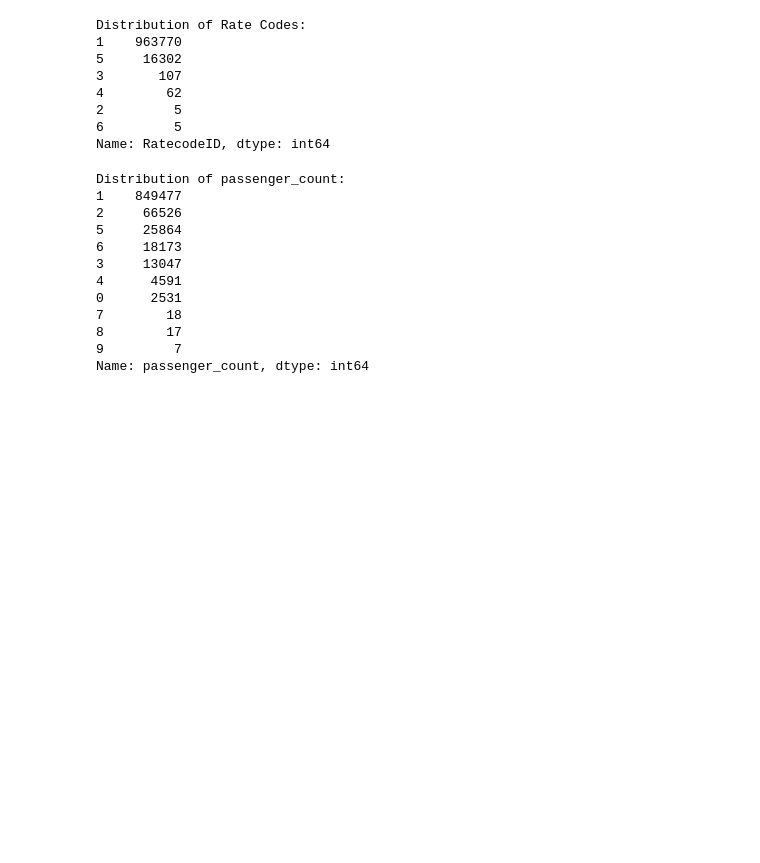
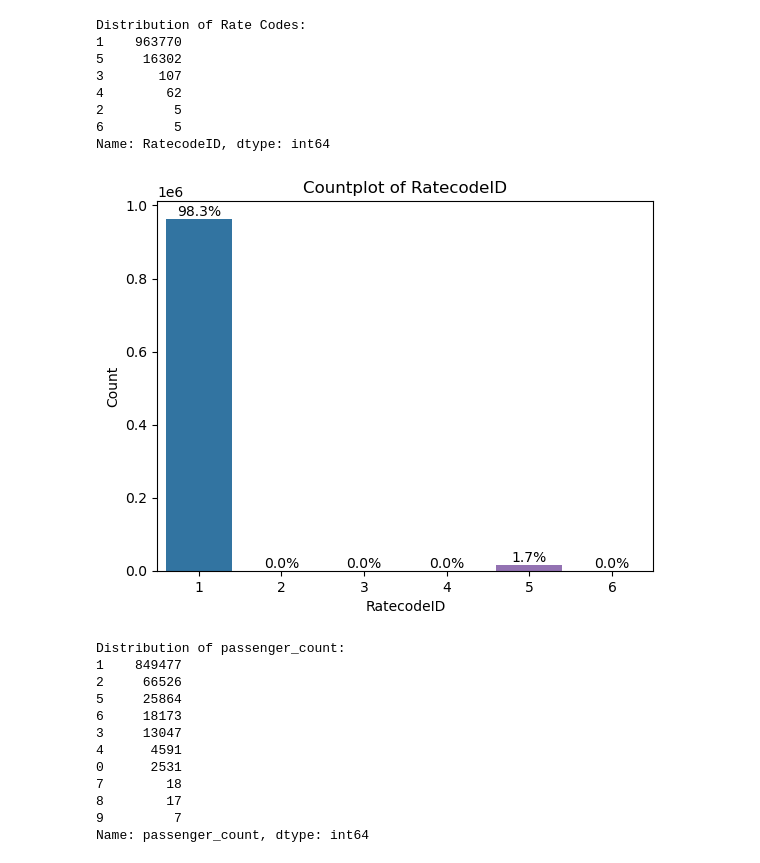
Before and after one commit to kelvinokumu/NYC_Taxi_Trips, a Jupyter notebook: notebooks/explanatory.ipynb, the cells around one changed output. Cells and saved outputs as stored; diff of their text form; code cells hidden in the pictures; blank space fills up the shorter version.

```diff
--- a/notebooks/explanatory.ipynb
+++ b/notebooks/explanatory.ipynb
@@ -114,6 +178,13 @@ Distribution of Rate Codes:
 2         5
 6         5
 Name: RatecodeID, dtype: int64
+# %%
+# Example usage with custom column name
+column_name = 'RatecodeID'
+
+generate_countplot(df, column_name)
+# %% [output]
+[figure, added]
 # %%
 passenger_counts = df['passenger_count'].value_counts()
 print("Distribution of passenger_count:")
```
Also changed, not shown: parts of 7 cells of this notebook, 2 other files.
